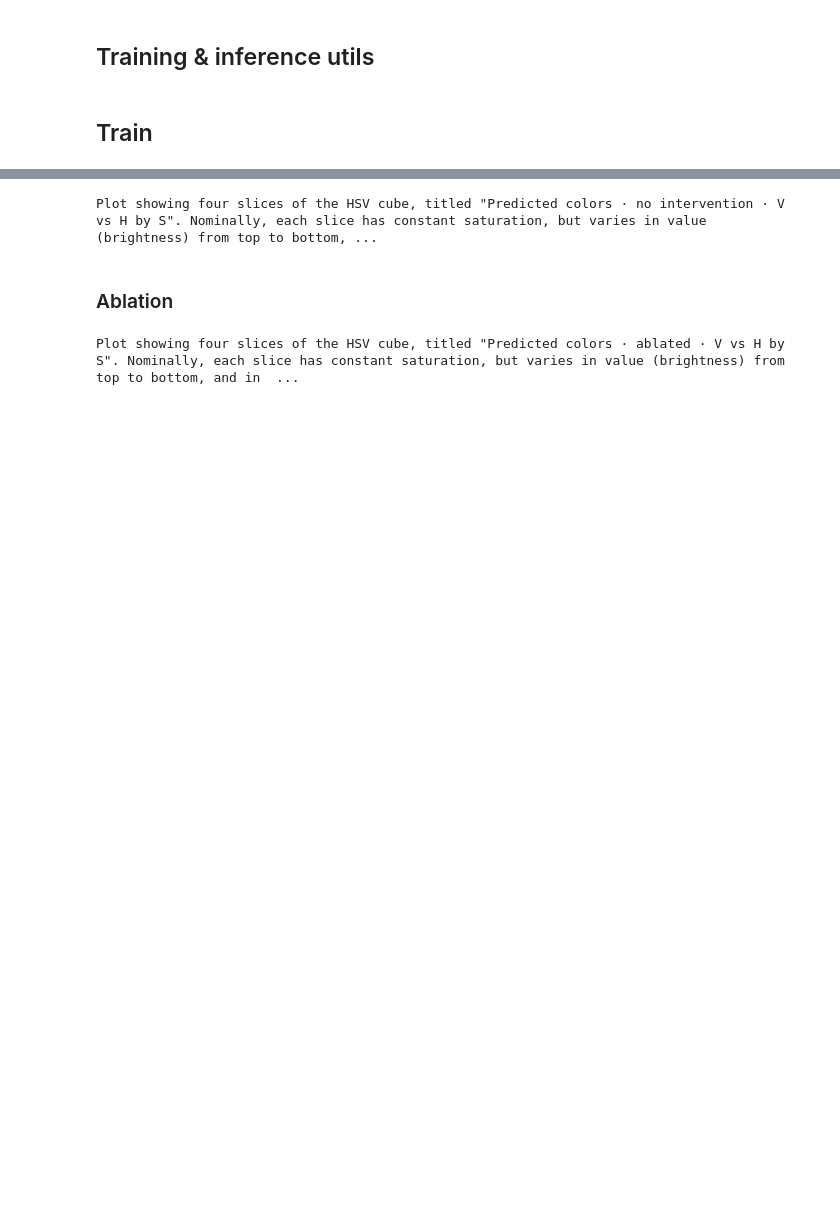
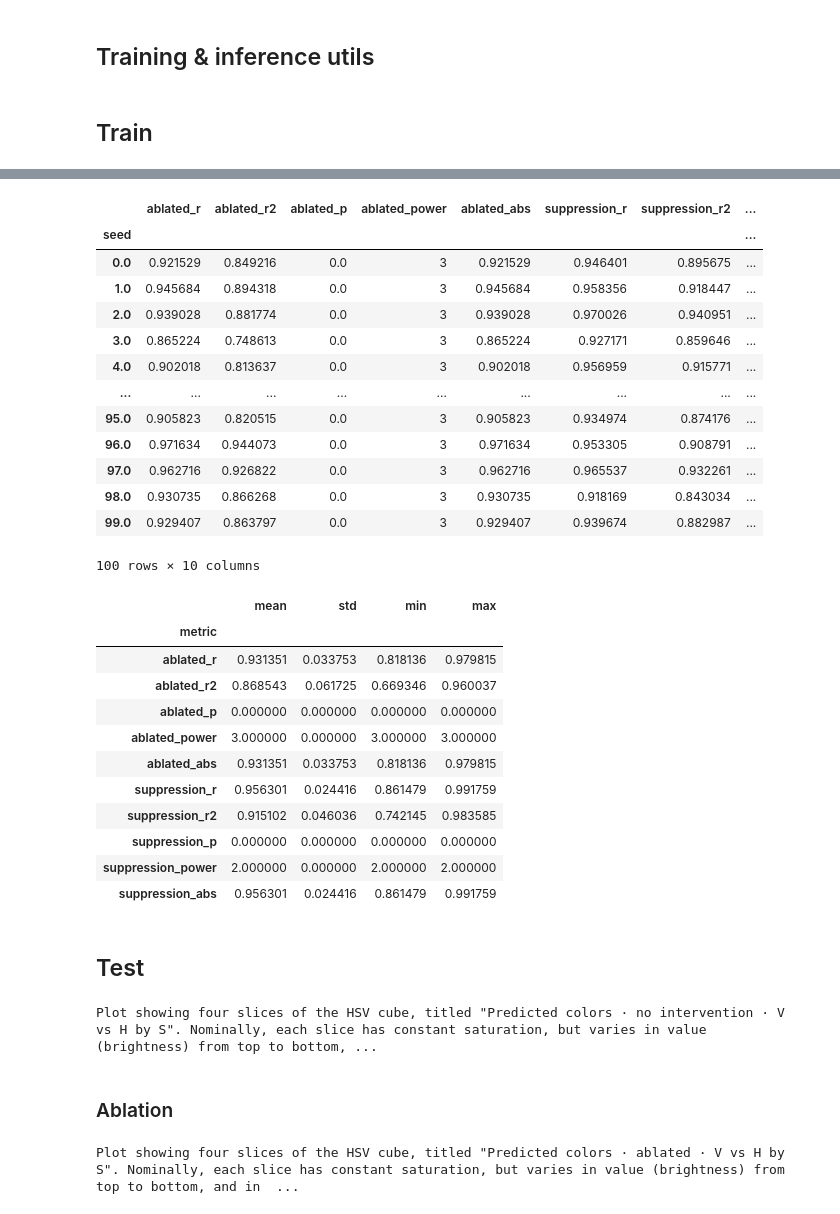
Before and after one commit to z0u/ex-preppy, a Jupyter notebook: docs/m2-control/ex-2.9.1-redux.ipynb, the cells around one changed output, grey strips where cells are left out. Saved outputs shown, nothing was run; the diff lists cells and outputs as text; code cells hidden in the pictures; blank space fills up the shorter version.

Commit message:
ex 2.9.1: running sweep over initialization seeds to measure correlation variance

```diff
--- a/docs/m2-control/ex-2.9.1-redux.ipynb
+++ b/docs/m2-control/ex-2.9.1-redux.ipynb
@@ -56,8 +56,14 @@ from ex_color.training import TrainingModule
 
 K = 5  # bottleneck dimensionality
 N = 2  # number of nonlinear layers
-RED = (1, 0, 0, 0, 0)
-ANTI_RED = (-1, 0, 0, 0, 0)
+H = 10  # hidden layer size
+RED = (1,) + (0,) * (K - 1)
+ANTI_RED = (-1,) + (0,) * (K - 1)
+assert len(RED) == len(ANTI_RED) == K
+BATCH_SIZE = 64
+CUBE_SUBDIVISIONS = 8
+NUM_RUNS = 100  # to probe seed sensitivity
+RUN_SEEDS = [i for i in range(NUM_RUNS)]
 
 reg_separate = RegularizerConfig(
     name='separate',
@@ -263,6 +253,7 @@ async def train(
     regularizers: list[RegularizerConfig],
     k_bottleneck: int,
     n_nonlinear: int,
+    k_codec: int,
     *,
     seed: int | None = None,
 ) -> CNColorMLP:
@@ -280,16 +271,17 @@ async def train(
     if seed is not None:
         set_deterministic_mode(seed)
 
-    train_loader = prep_data()
-    val_loader = prep_val_data()
+    train_loader = prep_train_data(CUBE_SUBDIVISIONS, batch_size=BATCH_SIZE)
+    val_loader = prep_val_data(CUBE_SUBDIVISIONS, batch_size=BATCH_SIZE)
 
-    model = CNColorMLP(k_bottleneck, n_nonlinear=n_nonlinear)
+    model = CNColorMLP(k_bottleneck, n_nonlinear=n_nonlinear, k_codec=k_codec)
     total_params = sum(p.numel() for p in model.parameters() if p.requires_grad)
     log.debug(f'Model initialized with {total_params:,} trainable parameters.')
 
     training_module = TrainingModule(model, dopesheet, torch.nn.MSELoss(), regularizers)
 
     logger = WandbLogger(experiment_name, project=project, save_dir=gettempdir())
+    logger.log_hyperparams({'seed': seed})
 
     trainer = L.Trainer(
         max_steps=len(dopesheet),
@@ -300,7 +292,8 @@ async def train(
         enable_checkpointing=False,
         enable_model_summary=False,
         # enable_progress_bar=True,
-        check_val_every_n_epoch=10,
+        val_check_interval=len(dopesheet) // 10,
+        check_val_every_n_epoch=None,
         logger=logger,
         log_every_n_steps=min(50, len(train_loader)),
     )
@@ -598,3 +880,43 @@ Tracking run with wandb version 0.21.0
+# %%
+from IPython.display import display
+
+display(run_metrics_df)
+
+prefixes = {metric_prefix(spec.plan) for spec in CORRELATION_SPECS}
+correlation_columns = [
+    column for column in run_metrics_df.columns if any(column.startswith(prefix) for prefix in prefixes)
+]
+correlation_summary = run_metrics_df[correlation_columns].agg(['mean', 'std', 'min', 'max']).T.rename_axis('metric')
+display(correlation_summary)
+# %% [output]
+|  | ablated_r | ablated_r2 | ablated_p | ablated_power | ablated_abs | suppression_r | suppression_r2 | ... |
+| seed |  |  |  |  |  |  |  | ... |
+| 0.0 | 0.921529 | 0.849216 | 0.0 | 3 | 0.921529 | 0.946401 | 0.895675 | ... |
+| 1.0 | 0.945684 | 0.894318 | 0.0 | 3 | 0.945684 | 0.958356 | 0.918447 | ... |
+| 2.0 | 0.939028 | 0.881774 | 0.0 | 3 | 0.939028 | 0.970026 | 0.940951 | ... |
+| 3.0 | 0.865224 | 0.748613 | 0.0 | 3 | 0.865224 | 0.927171 | 0.859646 | ... |
+| 4.0 | 0.902018 | 0.813637 | 0.0 | 3 | 0.902018 | 0.956959 | 0.915771 | ... |
+| ... | ... | ... | ... | ... | ... | ... | ... | ... |
+| 95.0 | 0.905823 | 0.820515 | 0.0 | 3 | 0.905823 | 0.934974 | 0.874176 | ... |
+| 96.0 | 0.971634 | 0.944073 | 0.0 | 3 | 0.971634 | 0.953305 | 0.908791 | ... |
+| 97.0 | 0.962716 | 0.926822 | 0.0 | 3 | 0.962716 | 0.965537 | 0.932261 | ... |
+| 98.0 | 0.930735 | 0.866268 | 0.0 | 3 | 0.930735 | 0.918169 | 0.843034 | ... |
+| 99.0 | 0.929407 | 0.863797 | 0.0 | 3 | 0.929407 | 0.939674 | 0.882987 | ... |
+100 rows × 10 columns
+|  | mean | std | min | max |
+| metric |  |  |  |  |
+| ablated_r | 0.931351 | 0.033753 | 0.818136 | 0.979815 |
+| ablated_r2 | 0.868543 | 0.061725 | 0.669346 | 0.960037 |
+| ablated_p | 0.000000 | 0.000000 | 0.000000 | 0.000000 |
+| ablated_power | 3.000000 | 0.000000 | 3.000000 | 3.000000 |
+| ablated_abs | 0.931351 | 0.033753 | 0.818136 | 0.979815 |
+| suppression_r | 0.956301 | 0.024416 | 0.861479 | 0.991759 |
+| suppression_r2 | 0.915102 | 0.046036 | 0.742145 | 0.983585 |
+| suppression_p | 0.000000 | 0.000000 | 0.000000 | 0.000000 |
+| suppression_power | 2.000000 | 0.000000 | 2.000000 | 2.000000 |
+| suppression_abs | 0.956301 | 0.024416 | 0.861479 | 0.991759 |
+# %% [markdown]
+## Test
 # %%
 from IPython.display import clear_output
 
```
Also changed, not shown: parts of 22 cells of this notebook, 23 other files.
